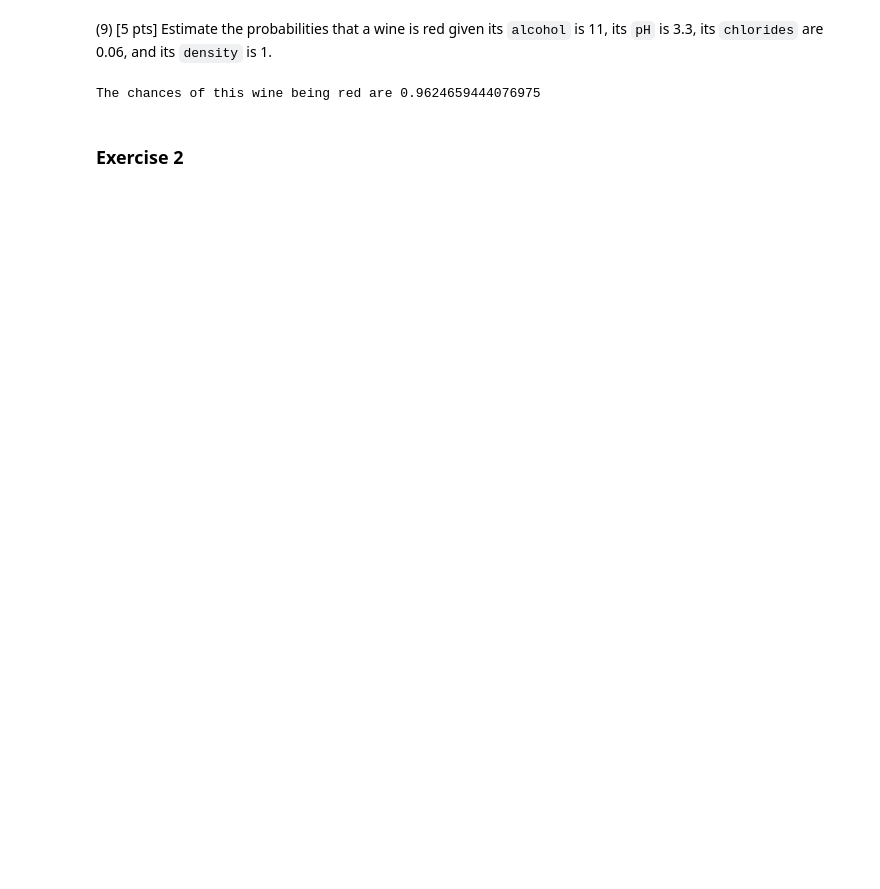
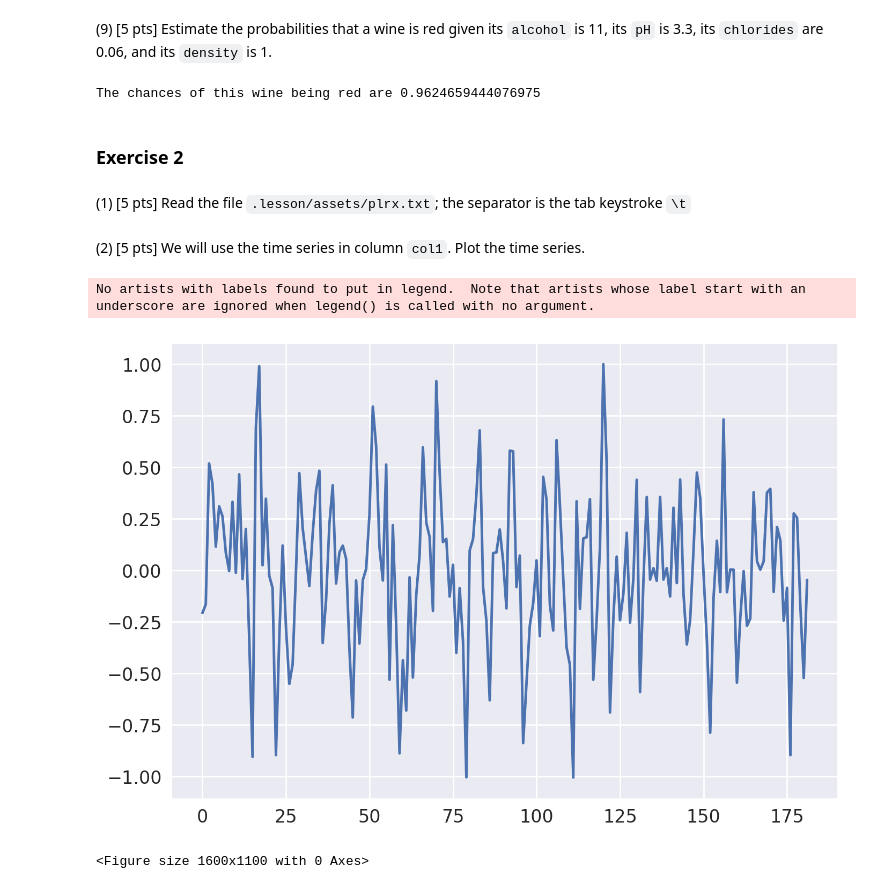
Before and after one commit to seneca86/Sample_final_EMS, a Jupyter notebook: main.ipynb, the cells around one changed output. Drawn from its saved outputs; the diff is of its cells as text; code cells hidden in the pictures; blank space fills up the shorter version.

```diff
--- a/main.ipynb
+++ b/main.ipynb
@@ -176,3 +174,20 @@ print(f'The chances of this wine being red are {y[0]}')
 The chances of this wine being red are 0.9624659444076975
 # %% [markdown]
 ### Exercise 2
+# %% [markdown]
+(1) [5 pts] Read the file `.lesson/assets/plrx.txt`; the separator is the tab keystroke `\t`
+# %%
+eeg = pd.read_csv('.lesson/assets/plrx.txt', sep='\t')
+# %% [markdown]
+(2) [5 pts] We will use the time series in column `col1`. Plot the time series.
+# %%
+var = 'col1'
+ix = 1
+plt.plot(eeg.iloc[:,ix])
+plt.legend()
+plt.show()
+plt.clf()
+# %% [output]
+No artists with labels found to put in legend.  Note that artists whose label start with an underscore are ignored when legend() is called with no argument.
+[figure, added]
+<Figure size 1600x1100 with 0 Axes>
```
Also changed, not shown: parts of 14 cells of this notebook.
